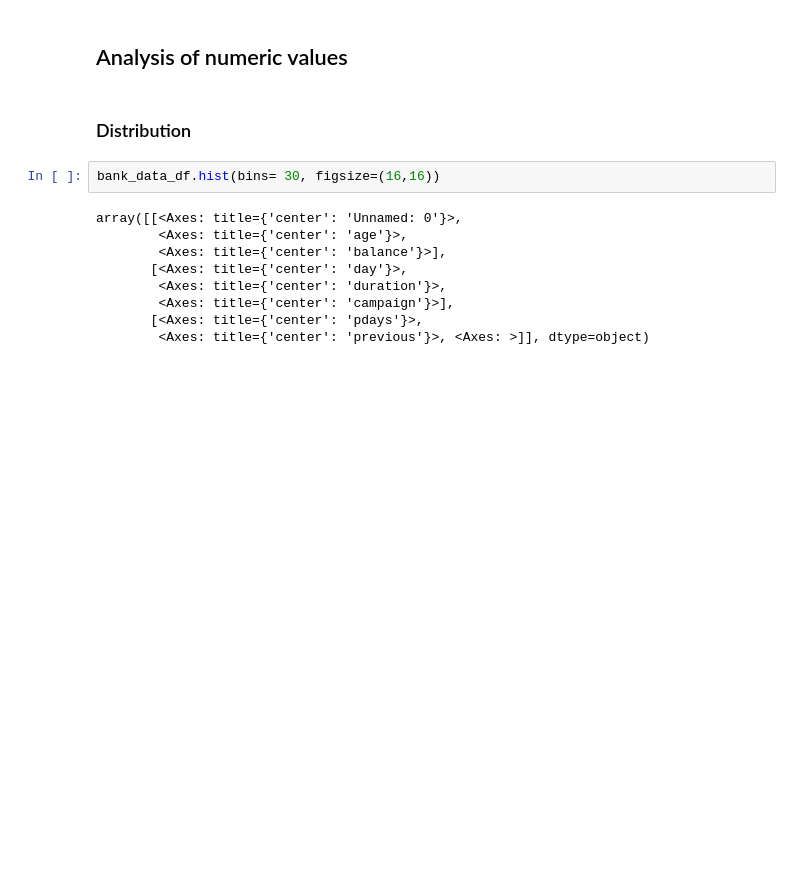
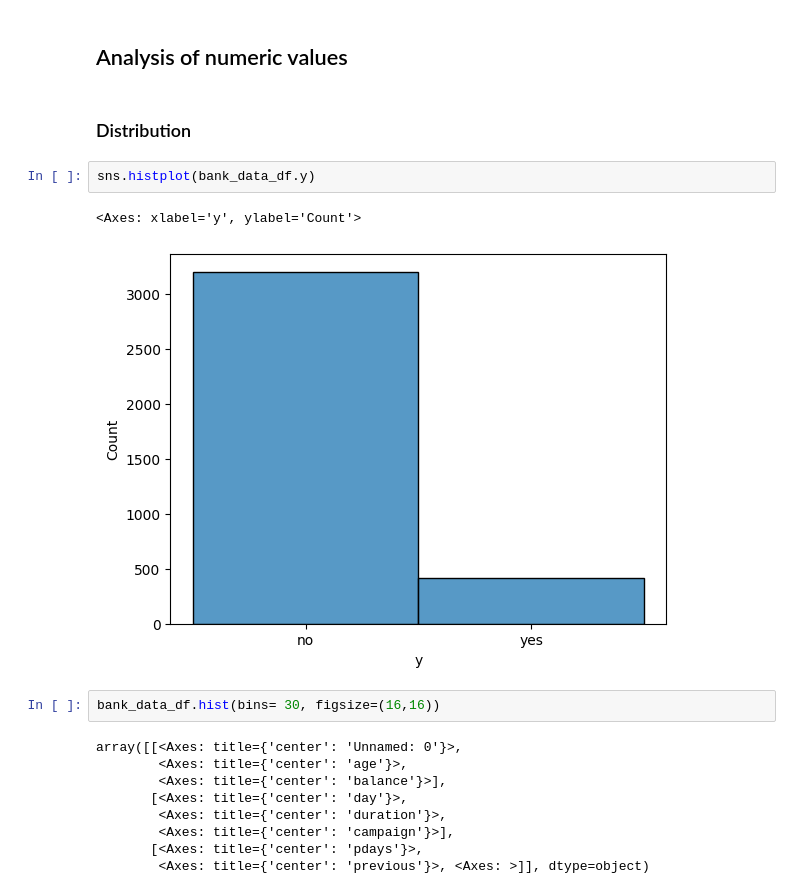
Before and after one commit to UserKrzysztof/MachineLearning-project1, a Jupyter notebook: code/eda.ipynb, the cells around one changed output. Drawn from its saved outputs; the diff is of its cells as text; blank space fills up the shorter version.

```diff
--- a/code/eda.ipynb
+++ b/code/eda.ipynb
@@ -110,6 +118,11 @@ Analysis of numeric values
 --------------------------
 # %% [markdown]
 ### Distribution
+# %%
+sns.histplot(bank_data_df.y)
+# %% [output]
+<Axes: xlabel='y', ylabel='Count'>
+[figure, added]
 # %%
 bank_data_df.hist(bins= 30, figsize=(16,16))
 # %% [output]
```
Also changed, not shown: parts of 2 cells of this notebook, 3 other files.
